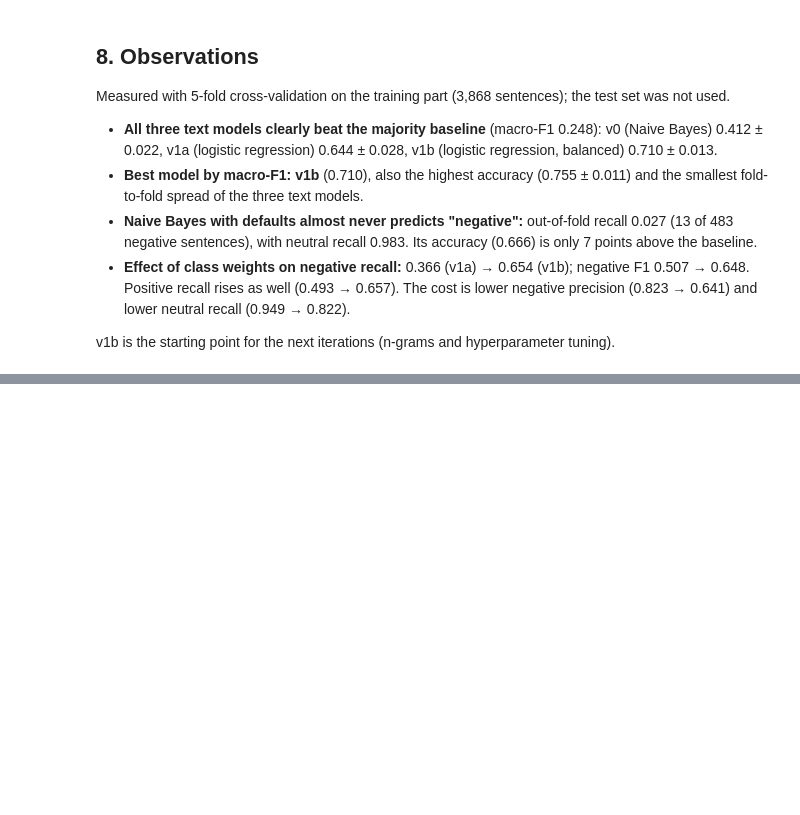
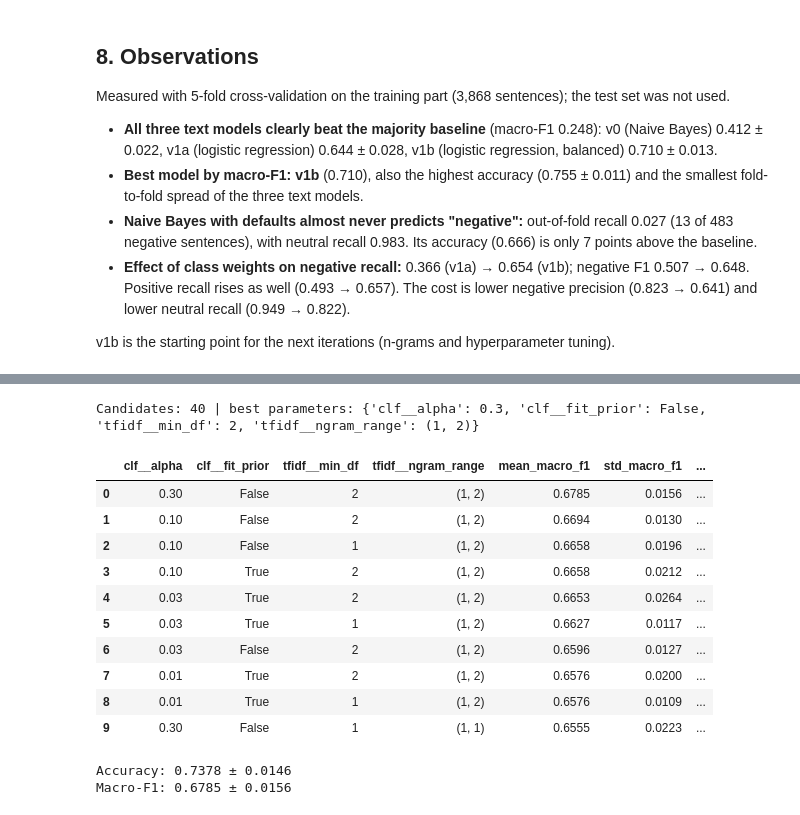
Before and after one commit to santi753/IU_Portafolio_Artificial_Intelligence, a Jupyter notebook: notebooks/02_training_evaluation.ipynb, the cells around one changed output, grey strips where cells are left out. Cells and saved outputs as stored; diff of their text form; code cells hidden in the pictures; blank space fills up the shorter version.

```diff
--- a/notebooks/02_training_evaluation.ipynb
+++ b/notebooks/02_training_evaluation.ipynb
@@ -276,0 +371,47 @@ v1b is the starting point for the next iterations (n-grams and hyperparameter tu
+# %%
+# v2_nb: grid search for Multinomial Naive Bayes
+grid_v2_nb = {
+    "tfidf__ngram_range": [(1, 1), (1, 2)],
+    "tfidf__min_df": [1, 2],
+    "clf__alpha": [0.01, 0.03, 0.1, 0.3, 1.0],
+    "clf__fit_prior": [True, False],
+}
+best_v2_nb, results_v2_nb = tune_model(build_pipeline("nb"), grid_v2_nb, X_train, y_train)
+
+# Save every candidate; show the ten best
+results_v2_nb.to_csv(config.METRICS_DIR / "grid_v2_nb.csv", index=False)
+print(f"Candidates: {len(results_v2_nb)} | best parameters: {best_v2_nb}")
+results_v2_nb.head(10).round(4)
+# %% [output]
+Candidates: 40 | best parameters: {'clf__alpha': 0.3, 'clf__fit_prior': False, 'tfidf__min_df': 2, 'tfidf__ngram_range': (1, 2)}
+|  | clf__alpha | clf__fit_prior | tfidf__min_df | tfidf__ngram_range | mean_macro_f1 | std_macro_f1 | ... |
+| 0 | 0.30 | False | 2 | (1, 2) | 0.6785 | 0.0156 | ... |
+| 1 | 0.10 | False | 2 | (1, 2) | 0.6694 | 0.0130 | ... |
+| 2 | 0.10 | False | 1 | (1, 2) | 0.6658 | 0.0196 | ... |
+| 3 | 0.10 | True | 2 | (1, 2) | 0.6658 | 0.0212 | ... |
+| 4 | 0.03 | True | 2 | (1, 2) | 0.6653 | 0.0264 | ... |
+| 5 | 0.03 | True | 1 | (1, 2) | 0.6627 | 0.0117 | ... |
+| 6 | 0.03 | False | 2 | (1, 2) | 0.6596 | 0.0127 | ... |
+| 7 | 0.01 | True | 2 | (1, 2) | 0.6576 | 0.0200 | ... |
+| 8 | 0.01 | True | 1 | (1, 2) | 0.6576 | 0.0109 | ... |
+| 9 | 0.30 | False | 1 | (1, 1) | 0.6555 | 0.0223 | ... |
+# %%
+# Re-check: the best Naive Bayes pipeline must reproduce the grid's best score
+v2_nb = build_pipeline("nb", **best_v2_nb)
+cv_v2_nb = cross_validate_model(v2_nb, X_train, y_train)
+assert abs(cv_v2_nb["macro_f1_mean"] - results_v2_nb.loc[0, "mean_macro_f1"]) < 1e-9, "re-check failed"
+
+print(f"Accuracy: {cv_v2_nb['accuracy_mean']:.4f} ± {cv_v2_nb['accuracy_std']:.4f}")
+print(f"Macro-F1: {cv_v2_nb['macro_f1_mean']:.4f} ± {cv_v2_nb['macro_f1_std']:.4f}")
+
+# Log the iteration (re-running replaces the existing "v2_nb" row)
+log_iteration(
+    "v2_nb",
+    "TF-IDF + Multinomial NB (tuned)",
+    "Grid search (40 candidates) over ngram_range, min_df, alpha and fit_prior",
+    cv_v2_nb,
+    key_params(v2_nb),
+);
+# %% [output]
+Accuracy: 0.7378 ± 0.0146
+Macro-F1: 0.6785 ± 0.0156
```
Also changed, not shown: parts of 12 cells of this notebook, 8 other files.
